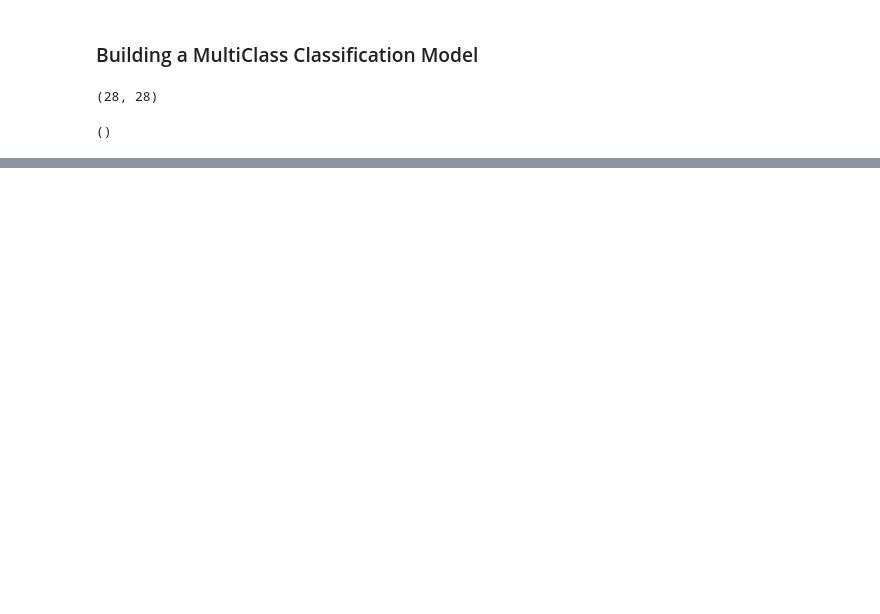
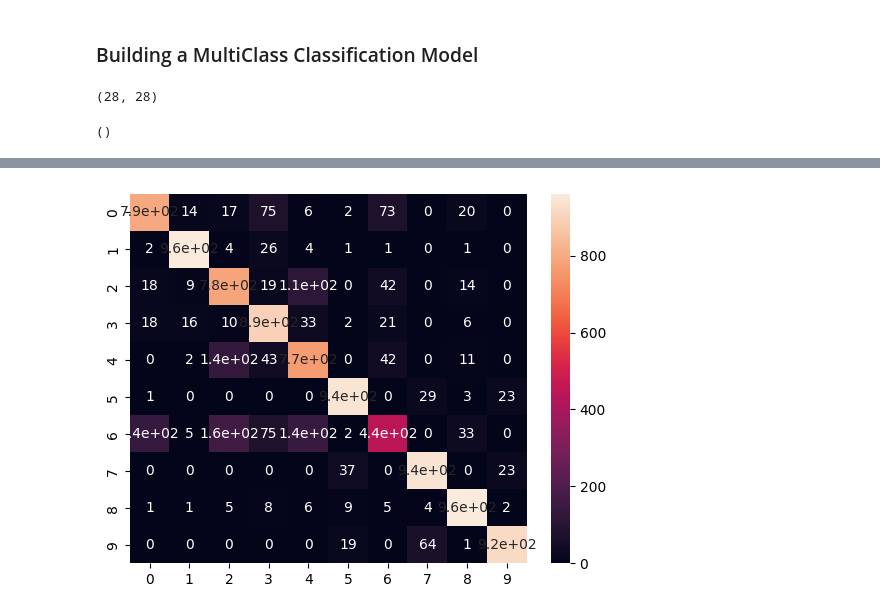
Before and after one commit to Ashwin-2408/Tensor_Flow_Learning, a Jupyter notebook: notebooks/Neural_Network_Classification.ipynb, the cells around one changed output, grey strips where cells are left out. Cells and saved outputs as stored; diff of their text form; code cells hidden in the pictures; blank space fills up the shorter version.

Commit message:
Learned how to find the ideal learning rate for multiclass classification models , and visualized the results

```diff
--- a/notebooks/Neural_Network_Classification.ipynb
+++ b/notebooks/Neural_Network_Classification.ipynb
@@ -570,0 +573,4 @@ MultiClass_Modification_Model.evaluate(X_Test,_X_Test_Label)
+# %%
+MultiClass_Modification_Model_v2 = tf.keras.Sequential([tf.keras.Input((28,28)),tf.keras.layers.Flatten(),tf.keras.layers.Dense(10,activation="relu"),tf.keras.layers.Dense(10,activation="relu"),tf.keras.layers.Dense(10,activation="softmax")])
+MultiClass_Modification_Model_v2.compile(loss=tf.keras.losses.CategoricalCrossentropy,optimizer=tf.keras.optimizers.Adam(),metrics=["accuracy"])
+MultiClass_Modification_Model_v2.fit(X_Train,tf.one_hot(X_Train_Label,depth=10),epochs=10)
@@ -570,0 +631,2 @@ MultiClass_Modification_Model.evaluate(X_Test,_X_Test_Label)
+# %%
+X_Train_Norm=X_Train/255
@@ -570,0 +637,6 @@ MultiClass_Modification_Model.evaluate(X_Test,_X_Test_Label)
+# %%
+#Training the model using the normalized data
+
+MultiClass_Modification_Model_v3 = tf.keras.Sequential([tf.keras.Input((28,28)),tf.keras.layers.Flatten(),tf.keras.layers.Dense(10,activation="relu"),tf.keras.layers.Dense(10,activation="relu"),tf.keras.layers.Dense(10,activation="softmax")])
+MultiClass_Modification_Model_v3.compile(loss=tf.keras.losses.CategoricalCrossentropy,optimizer=tf.keras.optimizers.Adam(),metrics=["accuracy"])
+MultiClass_Modification_Model_v3.fit(X_Train_Norm,tf.one_hot(X_Train_Label,depth=10),epochs=10 ,validation_data=(X_Test/255,tf.one_hot(_X_Test_Label,depth=10)))
@@ -570,0 +665,9 @@ MultiClass_Modification_Model.evaluate(X_Test,_X_Test_Label)
+# %%
+from sklearn.metrics import confusion_matrix
+import seaborn as sns
+
+ypred=MultiClass_Modification_Model_v3.predict(X_Test/255)
+cm=confusion_matrix(_X_Test_Label,tf.argmax(ypred,axis=1))
+sns.heatmap(cm,annot=True)
+plt.show()
+# %% [output]
@@ -570,0 +675 @@ MultiClass_Modification_Model.evaluate(X_Test,_X_Test_Label)
+[figure, added]
```
Also changed, not shown: parts of 27 cells of this notebook.
